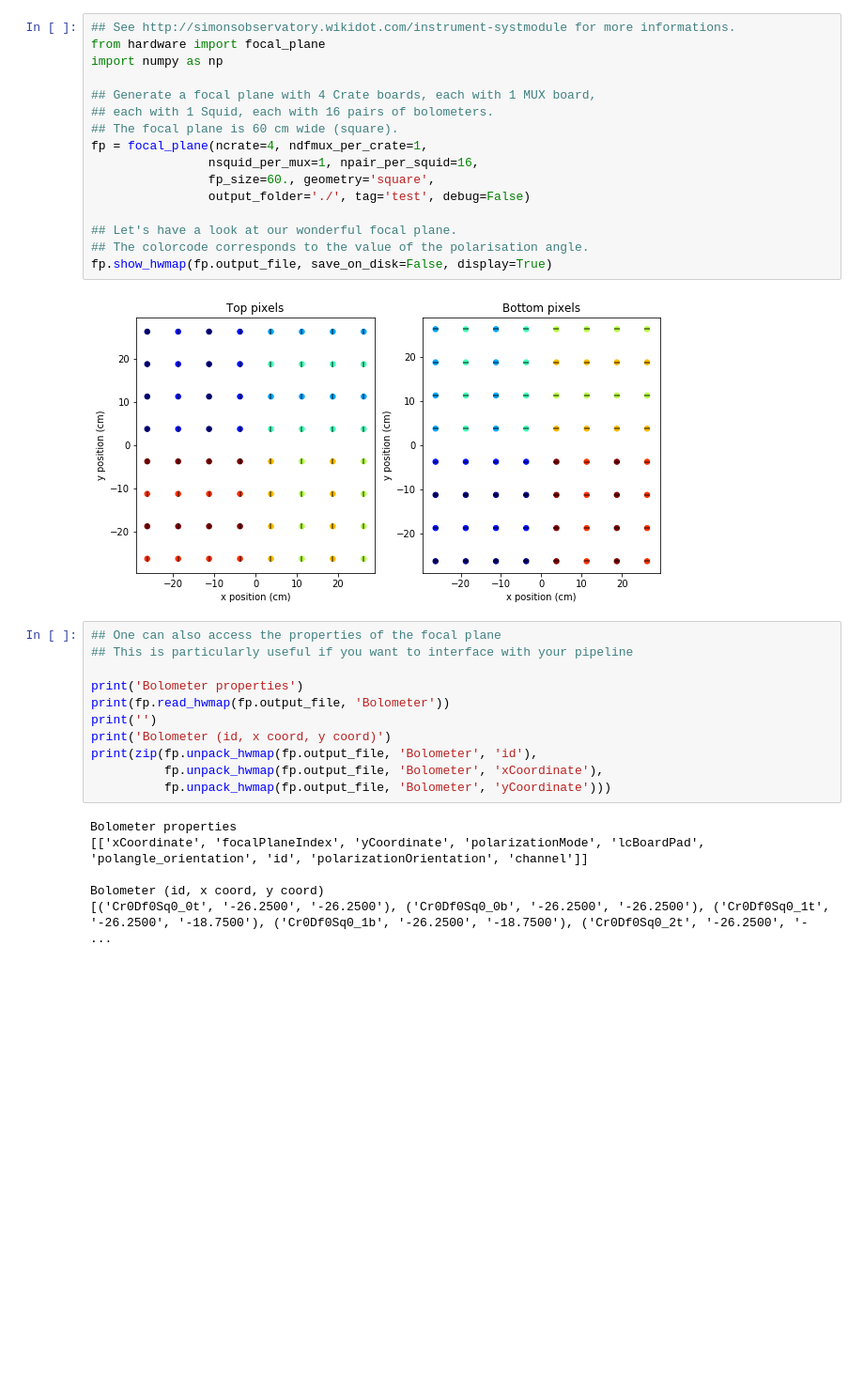
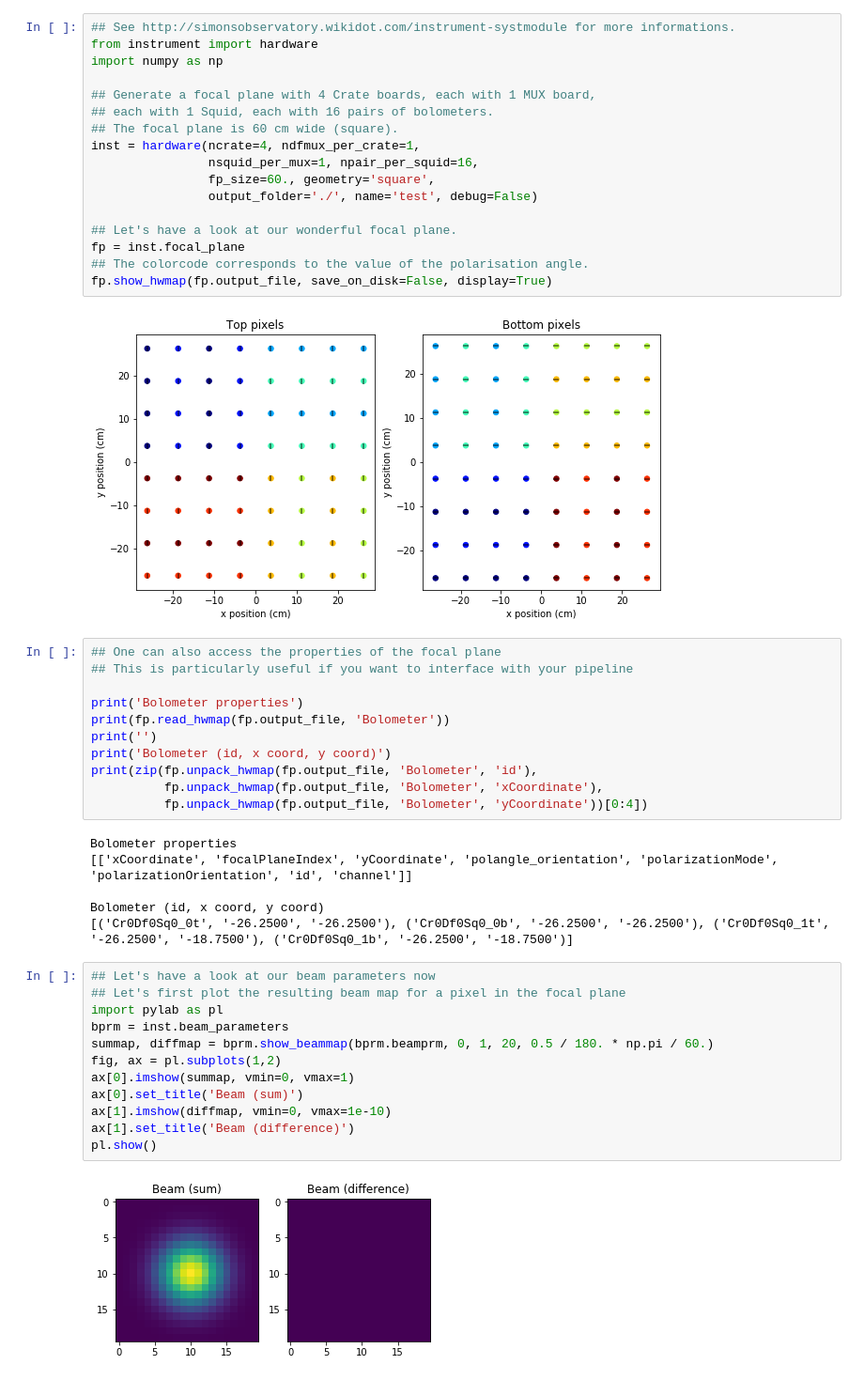
Before and after one commit to JulienPeloton/s4cmb, a Jupyter notebook: instrument/instrument_doc.ipynb, the cells around one changed output. Shown at 94% size. Drawn from its saved outputs; the diff is of its cells as text; blank space fills up the shorter version.

Commit message:
Add tools to visualize beams

```diff
--- a/instrument/hardware_doc.ipynb
+++ b/instrument/instrument_doc.ipynb
@@ -1,17 +1,18 @@
 # %%
 ## See http://simonsobservatory.wikidot.com/instrument-systmodule for more informations.
-from hardware import focal_plane
+from instrument import hardware
 import numpy as np
 
 ## Generate a focal plane with 4 Crate boards, each with 1 MUX board,
 ## each with 1 Squid, each with 16 pairs of bolometers.
 ## The focal plane is 60 cm wide (square).
-fp = focal_plane(ncrate=4, ndfmux_per_crate=1,
+inst = hardware(ncrate=4, ndfmux_per_crate=1,
                 nsquid_per_mux=1, npair_per_squid=16,
                 fp_size=60., geometry='square',
-                output_folder='./', tag='test', debug=False)
+                output_folder='./', name='test', debug=False)
 
 ## Let's have a look at our wonderful focal plane.
+fp = inst.focal_plane
 ## The colorcode corresponds to the value of the polarisation angle.
 fp.show_hwmap(fp.output_file, save_on_disk=False, display=True)
 # %% [output]
@@ -26,10 +27,24 @@ print('')
 print('Bolometer (id, x coord, y coord)')
 print(zip(fp.unpack_hwmap(fp.output_file, 'Bolometer', 'id'),
           fp.unpack_hwmap(fp.output_file, 'Bolometer', 'xCoordinate'),
-          fp.unpack_hwmap(fp.output_file, 'Bolometer', 'yCoordinate')))
+          fp.unpack_hwmap(fp.output_file, 'Bolometer', 'yCoordinate'))[0:4])
 # %% [output]
 Bolometer properties
-[['xCoordinate', 'focalPlaneIndex', 'yCoordinate', 'polarizationMode', 'lcBoardPad', 'polangle_orientation', 'id', 'polarizationOrientation', 'channel']]
+[['xCoordinate', 'focalPlaneIndex', 'yCoordinate', 'polangle_orientation', 'polarizationMode', 'polarizationOrientation', 'id', 'channel']]
 
 Bolometer (id, x coord, y coord)
-[('Cr0Df0Sq0_0t', '-26.2500', '-26.2500'), ('Cr0Df0Sq0_0b', '-26.2500', '-26.2500'), ('Cr0Df0Sq0_1t', '-26.2500', '-18.7500'), ('Cr0Df0Sq0_1b', '-26.2500', '-18.7500'), ('Cr0Df0Sq0_2t', '-26.2500', '- ...
+[('Cr0Df0Sq0_0t', '-26.2500', '-26.2500'), ('Cr0Df0Sq0_0b', '-26.2500', '-26.2500'), ('Cr0Df0Sq0_1t', '-26.2500', '-18.7500'), ('Cr0Df0Sq0_1b', '-26.2500', '-18.7500')]
+# %%
+## Let's have a look at our beam parameters now
+## Let's first plot the resulting beam map for a pixel in the focal plane
+import pylab as pl
+bprm = inst.beam_parameters
+summap, diffmap = bprm.show_beammap(bprm.beamprm, 0, 1, 20, 0.5 / 180. * np.pi / 60.)
+fig, ax = pl.subplots(1,2)
+ax[0].imshow(summap, vmin=0, vmax=1)
+ax[0].set_title('Beam (sum)')
+ax[1].imshow(diffmap, vmin=0, vmax=1e-10)
+ax[1].set_title('Beam (difference)')
+pl.show()
+# %% [output]
+[figure, added]
```
Also changed, not shown: parts of 1 cell of this notebook, 1 other file.
